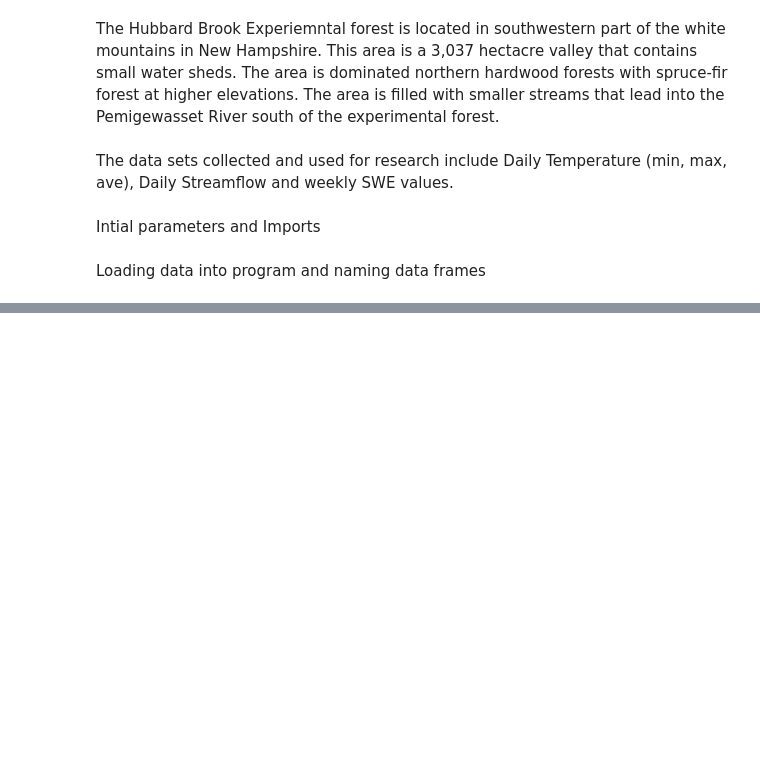
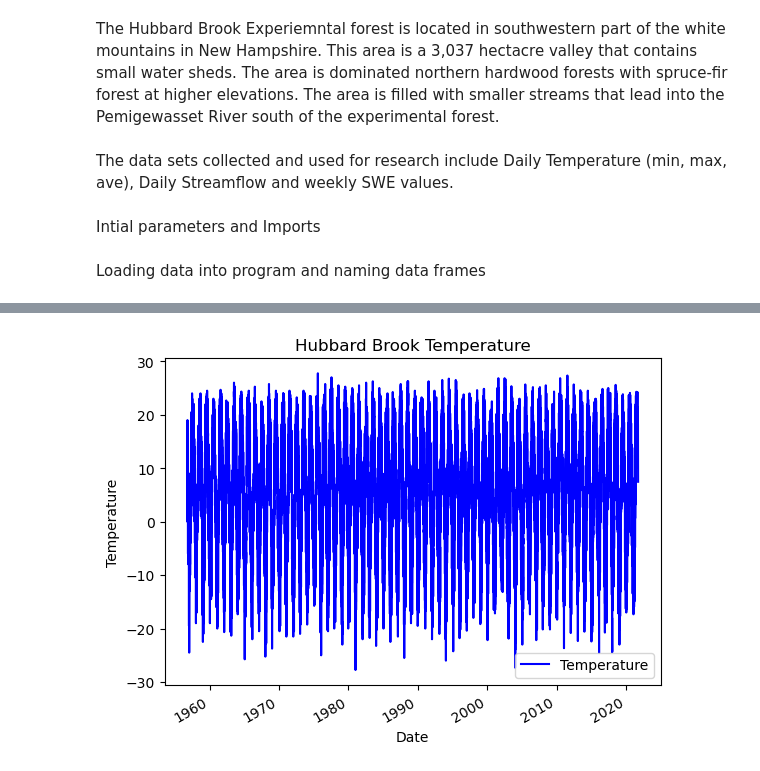
Before and after one commit to briangenet/Genet-Final-Project, a Jupyter notebook: 896 Class Project.ipynb, the cells around one changed output, grey strips where cells are left out. Drawn from its saved outputs; the diff is of its cells as text; code cells hidden in the pictures; blank space fills up the shorter version.

```diff
--- a/896 Class Project.ipynb
+++ b/896 Class Project.ipynb
@@ -76 +150,22 @@ Creating Plots for raw datap
+# %%
+#%% Plotting Raw Time Series Temperature
+
+# Create plot to display time series data
+fig, ax = plt.subplots()
+
+# Plot discharge data series
+ax.plot(data['Average Temp'],        # x = 1st series, y = 2nd series)
+       'b-',                            # blue line
+       label = 'Temperature')             # series label for legend
+
+# Add plot components
+ax.set_xlabel('Date')                    # x-axis label
+ax.set_ylabel('Temperature')                  # y-axis label
+ax.set_title('Hubbard Brook Temperature')           # figure title
+ax.legend()                                   # legend
+
+# Optional command to make x-tick labels disagonal to avoid overlap
+fig.autofmt_xdate()
+# %% [output]
+[figure, added]
 # %%
```
Also changed, not shown: parts of 32 cells of this notebook.
